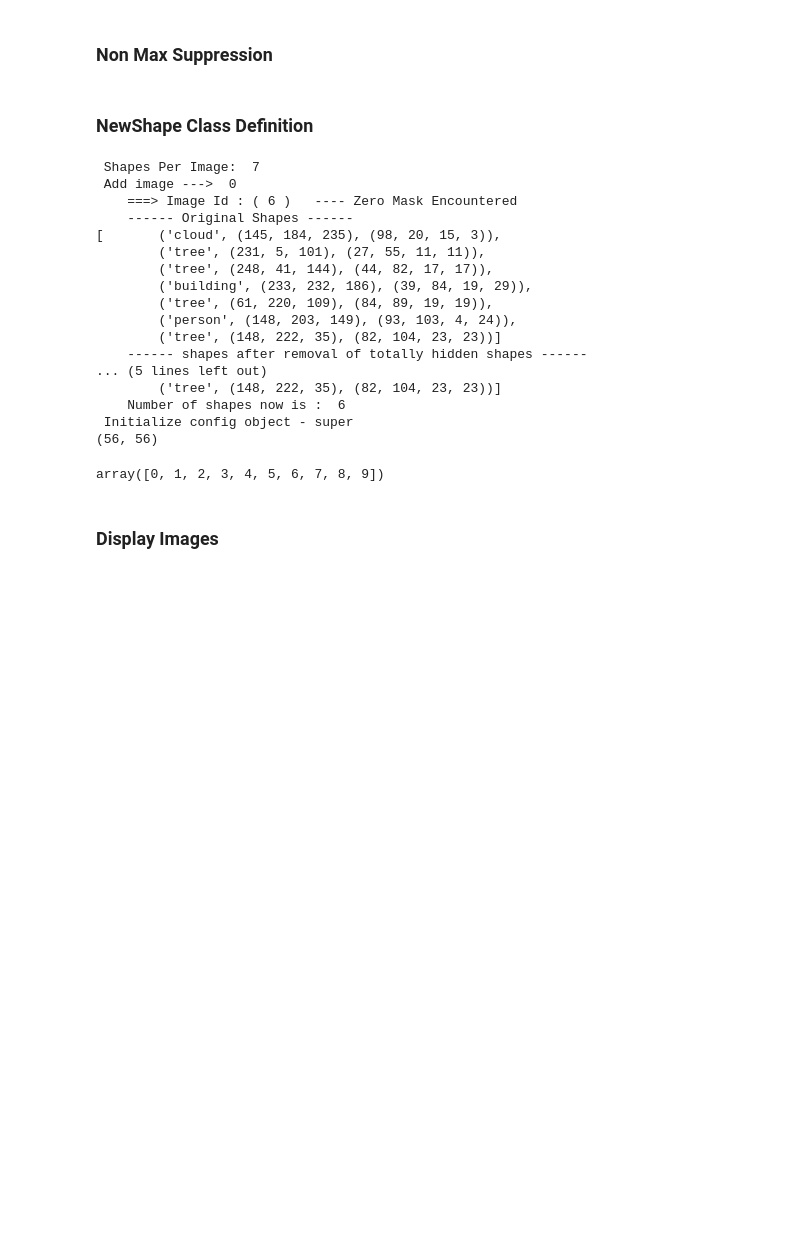
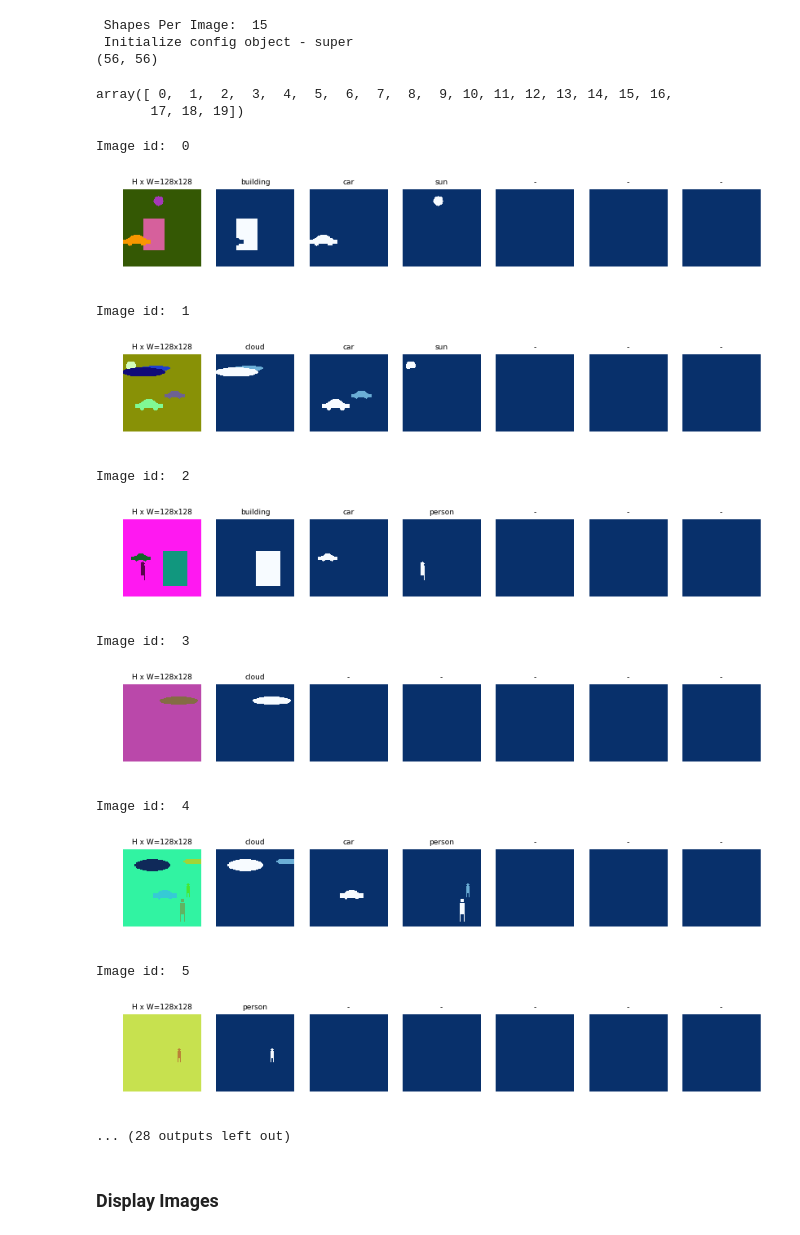
Before and after one commit to kbardool/Contextual_Inference, a Jupyter notebook: notebooks/dev - NewShapes Class.ipynb, the cells around one changed output. Saved outputs shown, nothing was run; the diff lists cells and outputs as text; code cells hidden in the pictures; blank space fills up the shorter version.

```diff
--- a/notebooks/dev - NewShapes Class.ipynb
+++ b/notebooks/dev - NewShapes Class.ipynb
@@ -112,2 +25,0 @@ def semi_draw_shape(image, shape, dims, color):
-# %% [markdown]
-###  Non Max Suppression
@@ -163,2 +25,0 @@ def non_max_suppression(boxes, scores, threshold):
-# %% [markdown]
-###  NewShape Class Definition
@@ -546,41 +26,51 @@ class NewShapesDataset(Dataset):
 # %%
 test  = NewShapesDataset()
-test.load_shapes(10, 128, 128)
+test.load_shapes(20, 128, 128)
 test.prepare()
 test_config = NewShapesConfig()
 test.image_ids
 # %% [output]
- Shapes Per Image:  7
- Add image --->  0
-    ===> Image Id : ( 6 )   ---- Zero Mask Encountered
-    ------ Original Shapes ------
-[       ('cloud', (145, 184, 235), (98, 20, 15, 3)),
-        ('tree', (231, 5, 101), (27, 55, 11, 11)),
-        ('tree', (248, 41, 144), (44, 82, 17, 17)),
-        ('building', (233, 232, 186), (39, 84, 19, 29)),
-        ('tree', (61, 220, 109), (84, 89, 19, 19)),
-        ('person', (148, 203, 149), (93, 103, 4, 24)),
-        ('tree', (148, 222, 35), (82, 104, 23, 23))]
-    ------ shapes after removal of totally hidden shapes ------
-... (5 lines left out)
-        ('tree', (148, 222, 35), (82, 104, 23, 23))]
-    Number of shapes now is :  6
+ Shapes Per Image:  15
  Initialize config object - super
 (56, 56)
-array([0, 1, 2, 3, 4, 5, 6, 7, 8, 9])
+array([ 0,  1,  2,  3,  4,  5,  6,  7,  8,  9, 10, 11, 12, 13, 14, 15, 16,
+       17, 18, 19])
 # %%
 # train_batch_x, train_batch_y = next(train_generator)
-imgmeta_idx = model.keras_model.input_names.index('input_image_meta')
-img_meta    = train_batch_x[imgmeta_idx]
+# imgmeta_idx = model.keras_model.input_names.index('input_image_meta')
+# img_meta    = train_batch_x[imgmeta_idx]
 
-for img_idx in range(config.BATCH_SIZE):
-    image_id = img_meta[img_idx,0]
-    image = dataset_train.load_image(image_id)
-    mask, class_ids = dataset_train.load_mask(image_id)
+# for img_idx in range(config.BATCH_SIZE):
+#     image_id = img_meta[img_idx,0]
+#     image = dataset_train.load_image(image_id)
+#     mask, class_ids = dataset_train.load_mask(image_id)
+#     print('Image id: ',image_id)
+#     print('Image meta', img_meta[img_idx])
+#     print('Classes (1: circle, 2: square, 3: triangle ): ',class_ids)
+#     visualize.display_top_masks(image, mask, class_ids, dataset_train.class_names)
+
+
+for image_id in test.image_ids:
+    image = test.load_image(image_id)
+    mask, class_ids = test.load_mask(image_id)
     print('Image id: ',image_id)
-    print('Image meta', img_meta[img_idx])
-    print('Classes (1: circle, 2: square, 3: triangle ): ',class_ids)
-    visualize.display_top_masks(image, mask, class_ids, dataset_train.class_names)
+#     print('Image meta', img_meta[img_idx])
+#     print('Classes (1: circle, 2: square, 3: triangle ): ',class_ids)
+    visualize.display_top_masks(image, mask, class_ids, test.class_names, limit=6)
+# %% [output]
+Image id:  0
+[figure, added]
+Image id:  1
+[figure, added]
+Image id:  2
+[figure, added]
+Image id:  3
+[figure, added]
+Image id:  4
+[figure, added]
+Image id:  5
+[figure, added]
+... (28 outputs left out)
 # %% [markdown]
 ###  Display Images
 # %%
```
Also changed, not shown: parts of 12 cells of this notebook, 25 other files.
